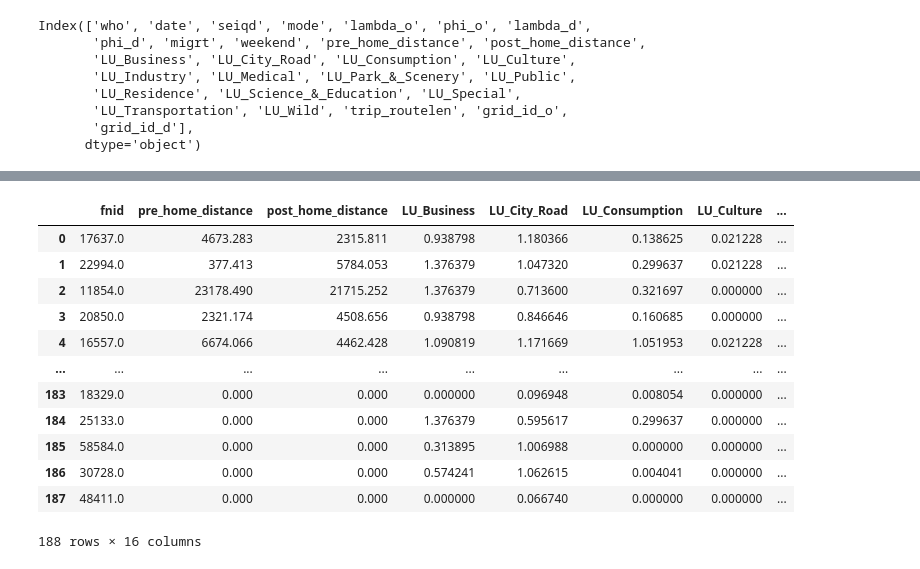
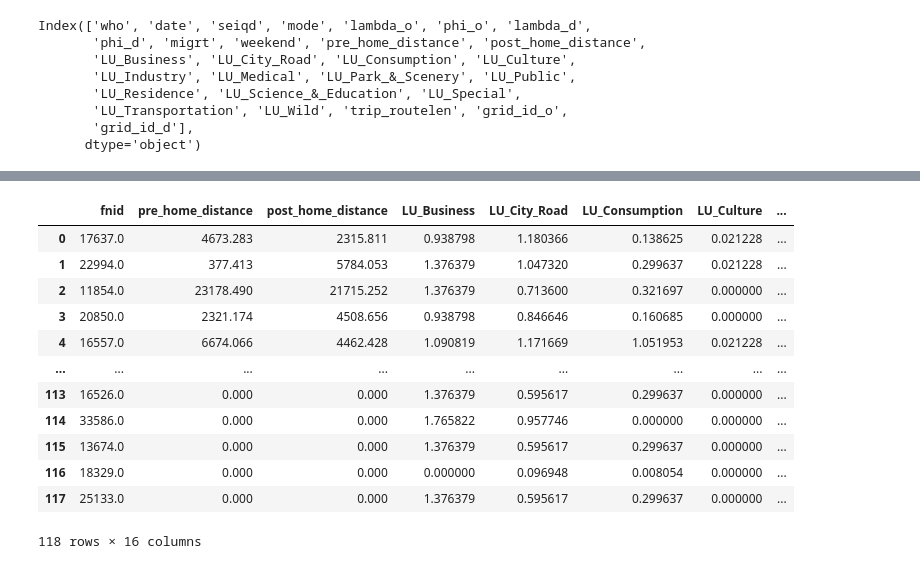
Before and after one commit to BoyangL1/sbirl-spatial-cognition, a Jupyter notebook: move_chain/traj_visual.ipynb, the cells around one changed output, grey strips where cells are left out. Saved outputs shown, nothing was run; the diff lists cells and outputs as text; code cells hidden in the pictures.

Commit message:
update traj process

```diff
--- a/move_chain/traj_visual.ipynb
+++ b/move_chain/traj_visual.ipynb
@@ -293,26 +208,49 @@ feature_df2
-# %%
-merged_df = feature_df1.merge(feature_df2, on='fnid', how='outer')
-merged_df = merged_df.fillna(0)
-# 对于有相同名称的列进行处理
-for col in selected_columns:
-    if col != 'fnid' and col in feature_df1.columns and col in feature_df2.columns:
-        merged_df[col] = merged_df[col + '_x'] + merged_df[col + '_y']
-        merged_df.drop([col + '_x', col + '_y'], axis=1, inplace=True)
-
-merged_df.fillna(0, inplace=True)
-merged_df.to_csv('../data/all_traj_feature.csv',index=False)
-merged_df
-# %% [output]
-|  | fnid | pre_home_distance | post_home_distance | LU_Business | LU_City_Road | LU_Consumption | LU_Culture | ... |
-| 0 | 17637.0 | 4673.283 | 2315.811 | 0.938798 | 1.180366 | 0.138625 | 0.021228 | ... |
-| 1 | 22994.0 | 377.413 | 5784.053 | 1.376379 | 1.047320 | 0.299637 | 0.021228 | ... |
-| 2 | 11854.0 | 23178.490 | 21715.252 | 1.376379 | 0.713600 | 0.321697 | 0.000000 | ... |
-| 3 | 20850.0 | 2321.174 | 4508.656 | 0.938798 | 0.846646 | 0.160685 | 0.000000 | ... |
-| 4 | 16557.0 | 6674.066 | 4462.428 | 1.090819 | 1.171669 | 1.051953 | 0.021228 | ... |
-| ... | ... | ... | ... | ... | ... | ... | ... | ... |
-| 183 | 18329.0 | 0.000 | 0.000 | 0.000000 | 0.096948 | 0.008054 | 0.000000 | ... |
-| 184 | 25133.0 | 0.000 | 0.000 | 1.376379 | 0.595617 | 0.299637 | 0.000000 | ... |
-| 185 | 58584.0 | 0.000 | 0.000 | 0.313895 | 1.006988 | 0.000000 | 0.000000 | ... |
-| 186 | 30728.0 | 0.000 | 0.000 | 0.574241 | 1.062615 | 0.004041 | 0.000000 | ... |
-| 187 | 48411.0 | 0.000 | 0.000 | 0.000000 | 0.066740 | 0.000000 | 0.000000 | ... |
-188 rows × 16 columns
+# %%
+def mergeFeatureDataframes(df):
+
+    selectedColumns1 = ['grid_id_d', 'pre_home_distance', 'post_home_distance', 'LU_Business',
+                        'LU_City_Road', 'LU_Consumption', 'LU_Culture', 'LU_Industry',
+                        'LU_Medical', 'LU_Park_&_Scenery', 'LU_Public', 'LU_Residence',
+                        'LU_Science_&_Education', 'LU_Special', 'LU_Transportation', 'LU_Wild'
+                        ]
+
+    featureDf1 = df[selectedColumns1].drop_duplicates(subset=['grid_id_d'])
+    featureDf1 = featureDf1.rename(columns={'grid_id_d':'fnid'})
+
+    selectedColumns2 = ['grid_id_o', 'LU_Business',
+                        'LU_City_Road', 'LU_Consumption', 'LU_Culture', 'LU_Industry',
+                        'LU_Medical', 'LU_Park_&_Scenery', 'LU_Public', 'LU_Residence',
+                        'LU_Science_&_Education', 'LU_Special', 'LU_Transportation', 'LU_Wild'
+                        ]
+
+    featureDf2 = df[selectedColumns2].drop_duplicates(subset=['grid_id_o'])
+    featureDf2 = featureDf2.rename(columns={'grid_id_o':'fnid'})
+
+    mergedDf = featureDf1.merge(featureDf2, on='fnid', how='outer')
+    mergedDf = mergedDf.fillna(0)
+
+    for col in selectedColumns2:
+        if col != 'fnid' and col in featureDf1.columns and col in featureDf2.columns:
+            mergedDf[col] = mergedDf[col + '_x'] + mergedDf[col + '_y']
+            mergedDf.drop([col + '_x', col + '_y'], axis=1, inplace=True)
+
+    mergedDf.fillna(0, inplace=True)
+    return mergedDf
+# %%
+before_feature=mergeFeatureDataframes(df_before_migrt)
+before_feature.to_csv('../data/before_migrt_feature.csv',index=False)
+before_feature
+# %% [output]
+|  | fnid | pre_home_distance | post_home_distance | LU_Business | LU_City_Road | LU_Consumption | LU_Culture | ... |
+| 0 | 17637.0 | 4673.283 | 2315.811 | 0.938798 | 1.180366 | 0.138625 | 0.021228 | ... |
+| 1 | 22994.0 | 377.413 | 5784.053 | 1.376379 | 1.047320 | 0.299637 | 0.021228 | ... |
+| 2 | 11854.0 | 23178.490 | 21715.252 | 1.376379 | 0.713600 | 0.321697 | 0.000000 | ... |
+| 3 | 20850.0 | 2321.174 | 4508.656 | 0.938798 | 0.846646 | 0.160685 | 0.000000 | ... |
+| 4 | 16557.0 | 6674.066 | 4462.428 | 1.090819 | 1.171669 | 1.051953 | 0.021228 | ... |
+| ... | ... | ... | ... | ... | ... | ... | ... | ... |
+| 113 | 16526.0 | 0.000 | 0.000 | 1.376379 | 0.595617 | 0.299637 | 0.000000 | ... |
+| 114 | 33586.0 | 0.000 | 0.000 | 1.765822 | 0.957746 | 0.000000 | 0.000000 | ... |
+| 115 | 13674.0 | 0.000 | 0.000 | 1.376379 | 0.595617 | 0.299637 | 0.000000 | ... |
+| 116 | 18329.0 | 0.000 | 0.000 | 0.000000 | 0.096948 | 0.008054 | 0.000000 | ... |
+| 117 | 25133.0 | 0.000 | 0.000 | 1.376379 | 0.595617 | 0.299637 | 0.000000 | ... |
+118 rows × 16 columns
```
Also changed, not shown: parts of 6 cells of this notebook, 2 other files.
